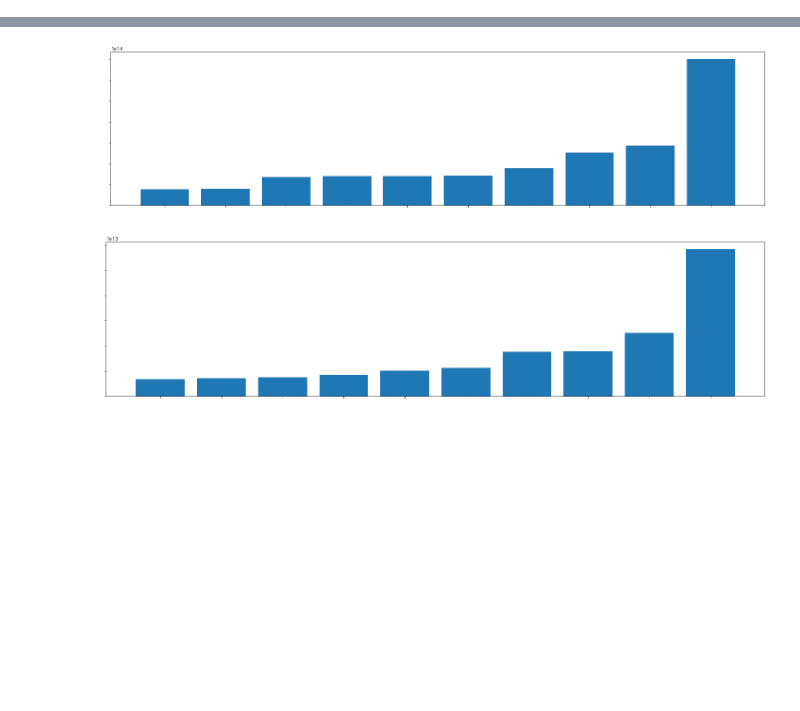
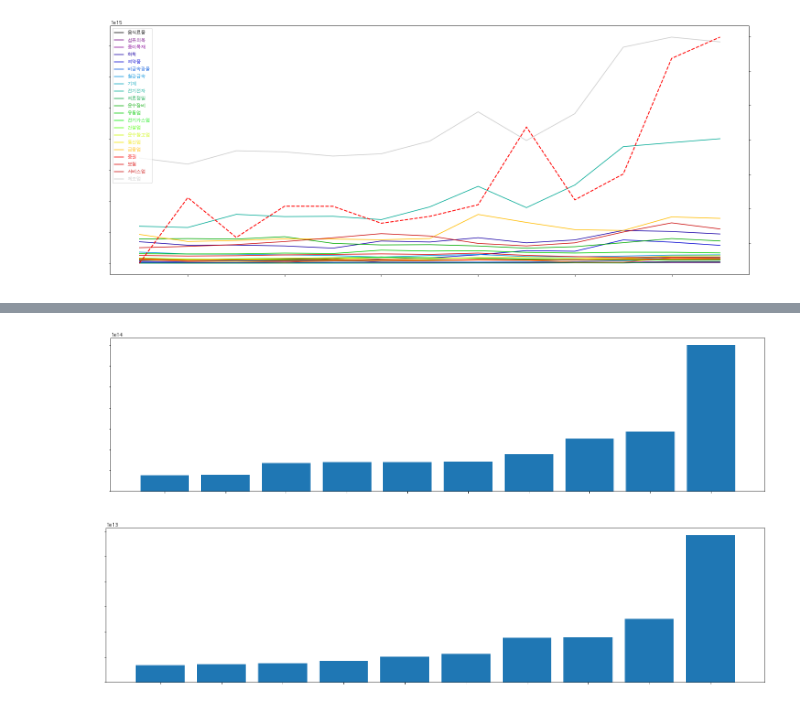
Before and after one commit to limetree06/dataScience, a Jupyter notebook: week3/stockMarket_analytics.ipynb, the cells around one changed output, grey strips where cells are left out. Drawn from its saved outputs; the diff is of its cells as text; code cells hidden in the pictures; blank space fills up the shorter version.

Commit message:
ADD KOSPI KOSDAQ 지수& 업종별 시가총액 증감 비교

```diff
--- a/week3/stockMarket_analytics.ipynb
+++ b/week3/stockMarket_analytics.ipynb
@@ -10,0 +14,5 @@ import matplotlib.pyplot as plt
+# %%
+stock_list = stock.get_market_ticker_list('20220705', market='KOSDAQ')
+for ticker in stock_list:
+    df = stock.get_market_cap("20000101", "20220706", ticker, 'y')
+    time.sleep(1)
@@ -10,0 +38,36 @@ import matplotlib.pyplot as plt
+# %%
+tickers = stock.get_index_ticker_list(market='KOSDAQ')
+#'1001','1028','1034','1035',
+KOSPI_tickers = [ '1005', '1006', '1007', '1008', '1009', '1010', '1011', '1012', '1013', '1014', '1015', '1016', '1017', '1018', '1019', '1020', '1021', '1022', '1024', '1025', '1026', '1027']
+KOSDAQ_tickers = ['2012', '2015', '2024', '2026', '2027', '2029', '2031', '2037', '2041', '2042', '2043', '2056', '2058', '2062', '2063', '2065', '2066', '2067', '2068', '2070', '2072', '2074', '2075', '2077', '2151', '2152', '2153', '2154', '2155', '2156', '2157', '2158', '2159', '2160']
+
+ticker_list = KOSPI_tickers
+colormap = plt.cm.nipy_spectral
+colors = [colormap(i) for i in np.linspace(0, 1, len(ticker_list))]
+fig, ax1 = plt.subplots()
+
+KOSPI_list = pd.DataFrame()
+for index, ticker in enumerate(ticker_list):
+    df = stock.get_index_ohlcv("20100101", "20220228", ticker, 'y')
+    df = df[['상장시가총액']]
+    df[df.columns.name] = df[['상장시가총액']]
+    df = df.drop('상장시가총액', axis=1)
+    plt.rcParams["figure.figsize"] = (25,10)
+    plt.xticks(color='w')
+    plt.yticks(color='w')
+    ax1.plot(df.index, df[[df.columns.name]], label = df.columns.name, color = colors[index])
+    KOSPI_list = pd.concat([KOSPI_list, df], axis = 1)
+
+
+df = stock.get_index_ohlcv("20100101", "20220228", '1001', 'y')
+ax2 = ax1.twinx()
+ax2.plot(df.index, df[['시가']], color = 'red',linewidth = 2.0, linestyle = "--")
+
+
+ax1.legend(labelcolor='linecolor')
+plt.rcParams['font.family'] = 'AppleGothic'
+plt.xticks(color='w')
+plt.yticks(color='w')
+plt.show()
+# %% [output]
+[figure, added]
```
Also changed, not shown: parts of 10 cells of this notebook, 1 other file.
